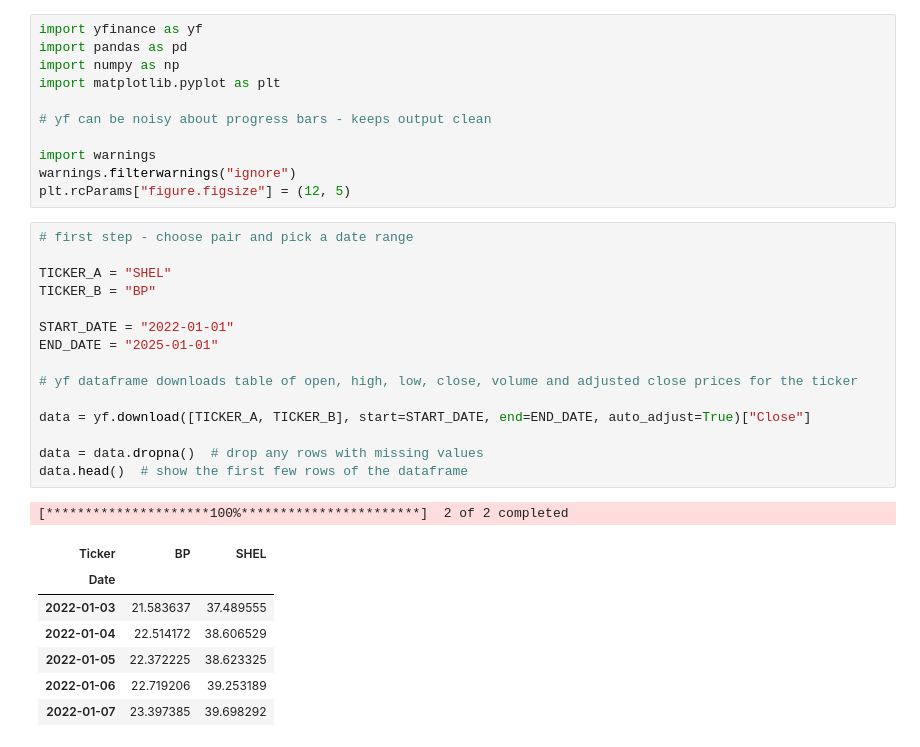
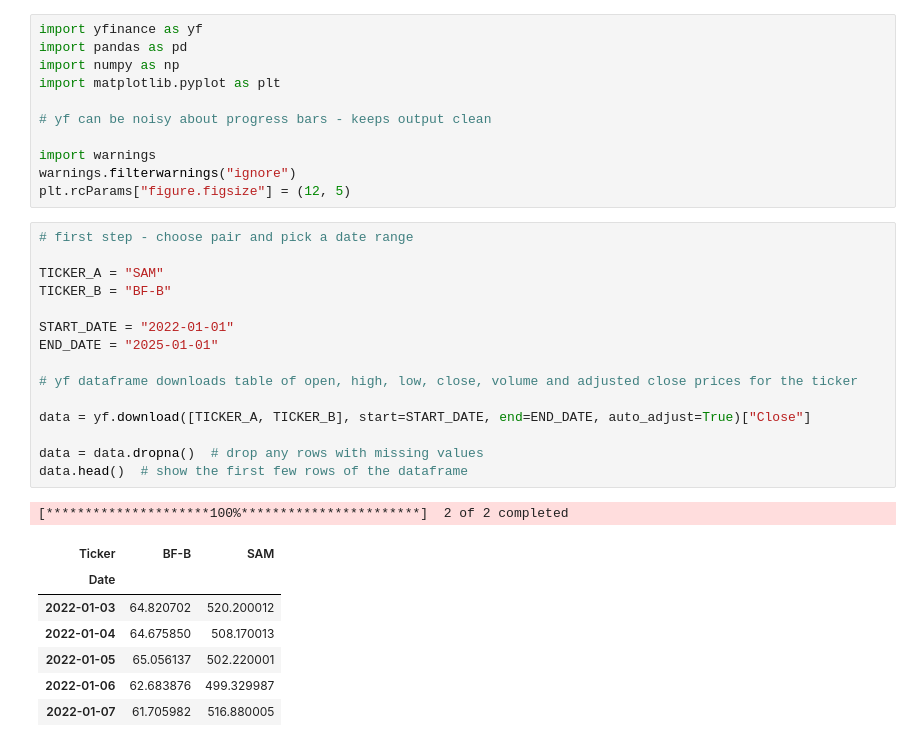
Before and after one commit to eav27/Statistical-arbitrage-pairs-trading-backtest, a Jupyter notebook: naive_baseline_2.ipynb, the cells around one changed output. Drawn from its saved outputs; the diff is of its cells as text.

```diff
--- a/naive_baseline_2.ipynb
+++ b/naive_baseline_2.ipynb
@@ -12,27 +12,27 @@ plt.rcParams["figure.figsize"] = (12, 5)
 # %%
 # first step - choose pair and pick a date range
 
-TICKER_A = "SHEL"
-TICKER_B = "BP"
+TICKER_A = "SAM"
+TICKER_B = "BF-B"
 
 START_DATE = "2022-01-01"
 END_DATE = "2025-01-01"
 
 # yf dataframe downloads table of open, high, low, close, volume and adjusted close prices for the ticker
 
 data = yf.download([TICKER_A, TICKER_B], start=START_DATE, end=END_DATE, auto_adjust=True)["Close"]
 
 data = data.dropna()  # drop any rows with missing values
 data.head()  # show the first few rows of the dataframe
 # %% [output]
 [*********************100%***********************]  2 of 2 completed
-| Ticker | BP | SHEL |
+| Ticker | BF-B | SAM |
 | Date |  |  |
-| 2022-01-03 | 21.583637 | 37.489555 |
-| 2022-01-04 | 22.514172 | 38.606529 |
-| 2022-01-05 | 22.372225 | 38.623325 |
-| 2022-01-06 | 22.719206 | 39.253189 |
-| 2022-01-07 | 23.397385 | 39.698292 |
+| 2022-01-03 | 64.820702 | 520.200012 |
+| 2022-01-04 | 64.675850 | 508.170013 |
+| 2022-01-05 | 65.056137 | 502.220001 |
+| 2022-01-06 | 62.683876 | 499.329987 |
+| 2022-01-07 | 61.705982 | 516.880005 |
 # %%
 # construct naive spread
 # since they trade at quite different price levels, use price ratio instead of price difference
```
Also changed, not shown: parts of 5 cells of this notebook, 3 other files.
